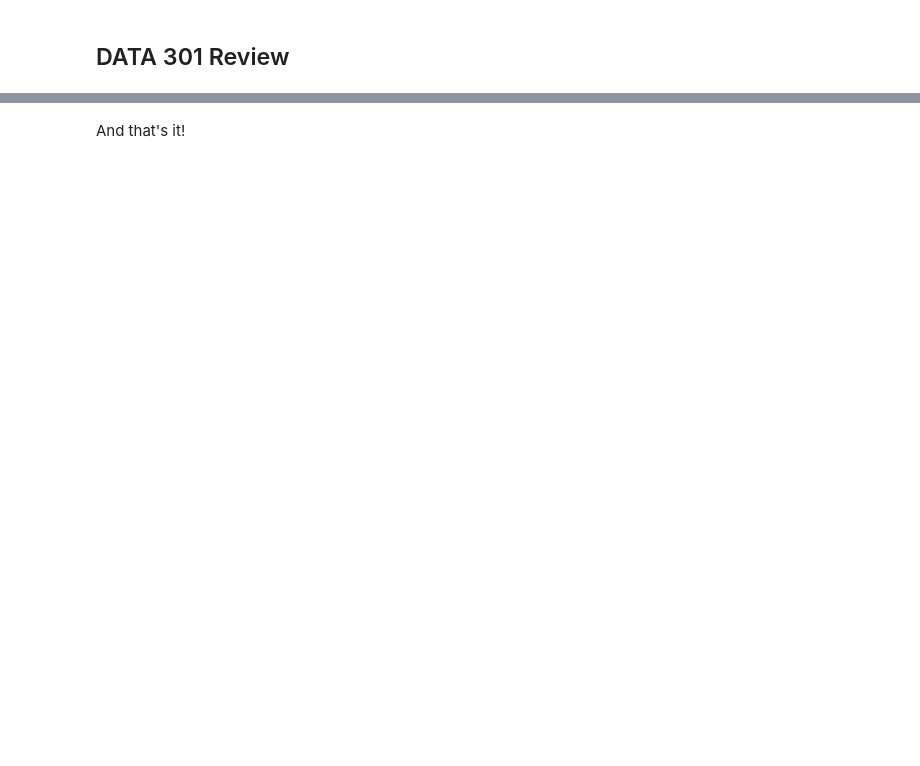
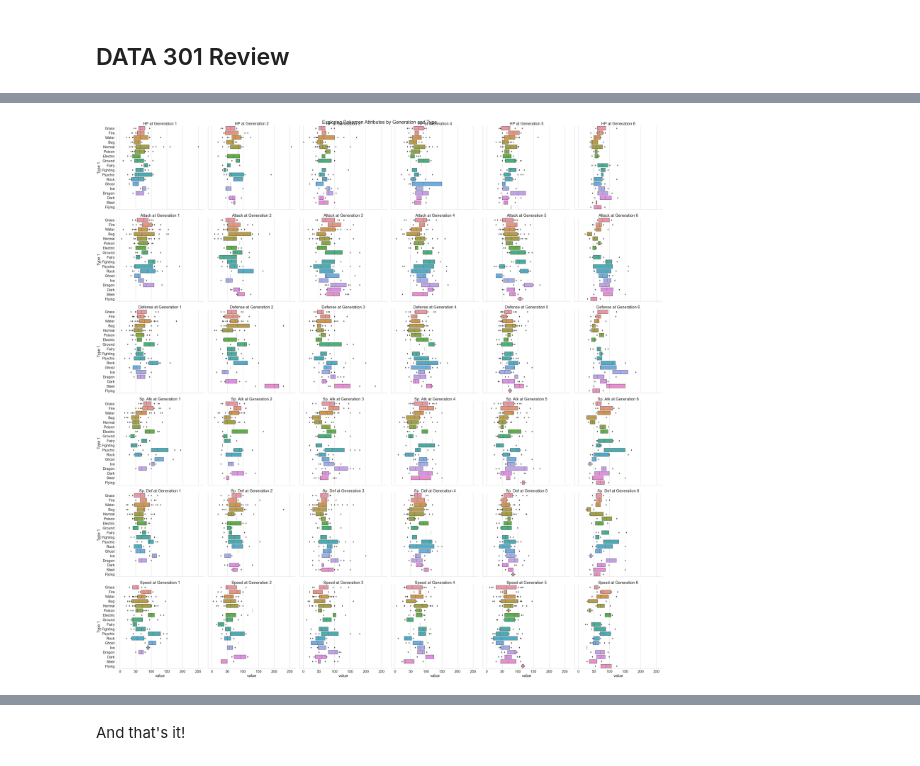
Before and after one commit to ubco-cmps/data301_course, a Jupyter notebook: notes/week10/review/review.ipynb, the cells around one changed output, grey strips where cells are left out. Drawn from its saved outputs; the diff is of its cells as text; code cells hidden in the pictures; blank space fills up the shorter version.

```diff
--- a/notes/week10/review/review.ipynb
+++ b/notes/week10/review/review.ipynb
@@ -139,0 +86,9 @@ pokemon.head()
+# %%
+# Goal: Create a FacetGrid plot with the `pokemon` dataset across *all* attributes
+
+# We need to do a bit of wrangling first!
+
+pokemon2 = pokemon.melt(
+    id_vars=["#", "Name", "Type 1", "Type 2", "Total", "Generation", "Legendary"]
+)
+pokemon2
@@ -139,0 +109,16 @@ pokemon.head()
+# %%
+cp2 = sns.catplot(
+    y="Type 1",
+    x="value",
+    data=pokemon2,
+    col="Generation",
+    row="variable",
+    kind="boxen",
+    height=8,
+    aspect=1,
+)
+cp2.fig.suptitle("Exploring Pokemon Attributes by Generation and Type")
+cp2.set_titles("{row_name} at {col_var} {col_name}")
+plt.tight_layout()
+# %% [output]
+[figure, added]
```
Also changed, not shown: parts of 45 cells of this notebook, 4 other files.
